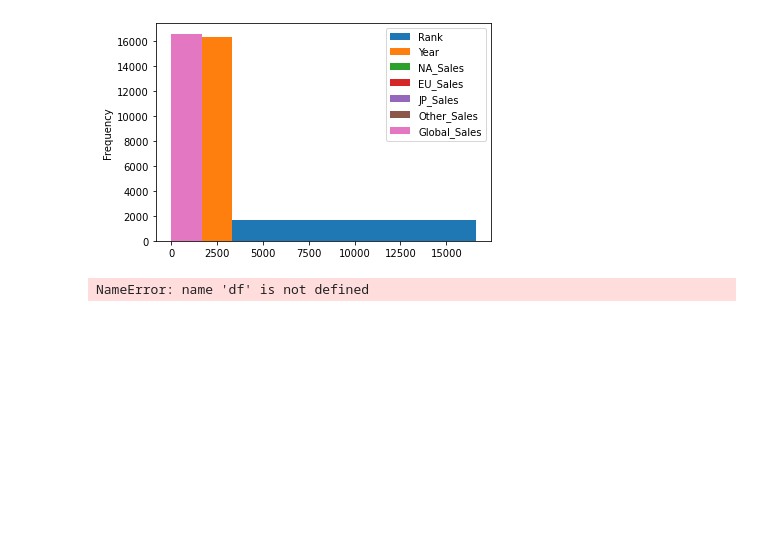
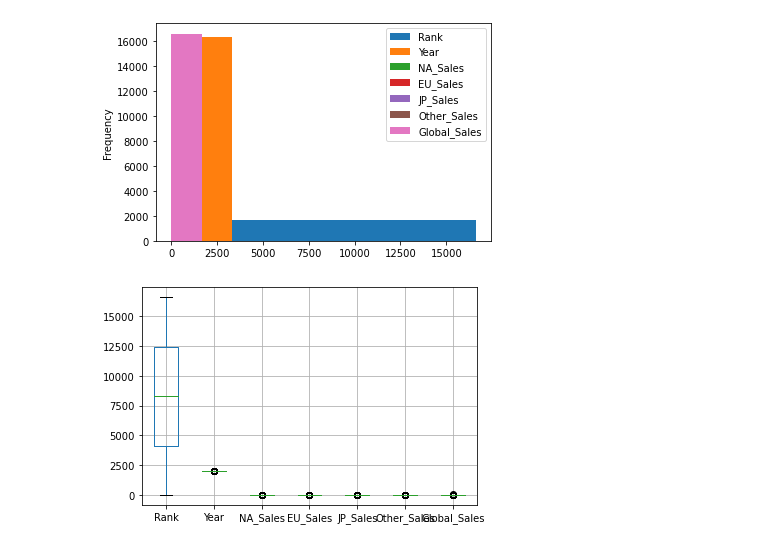
Before and after one commit to karinasaidene/DS_bootcamp_homework, a Jupyter notebook: Unit2/Homeworks/exercice1_notebook.ipynb, the cells around one changed output. Drawn from its saved outputs; the diff is of its cells as text; code cells hidden in the pictures; blank space fills up the shorter version.

```diff
--- a/Unit2/Homeworks/exercice1_notebook.ipynb
+++ b/Unit2/Homeworks/exercice1_notebook.ipynb
@@ -96,6 +96,8 @@ df.plot.hist(by="EU_Sales")
 [figure]
 # %%
 #draw a boxplot
-df.boxplot()
+import pandas as pd
+df = pd.read_csv("vgsales.csv")
+df.boxplot();
 # %% [output]
-NameError: name 'df' is not defined
+[figure, added]
```
